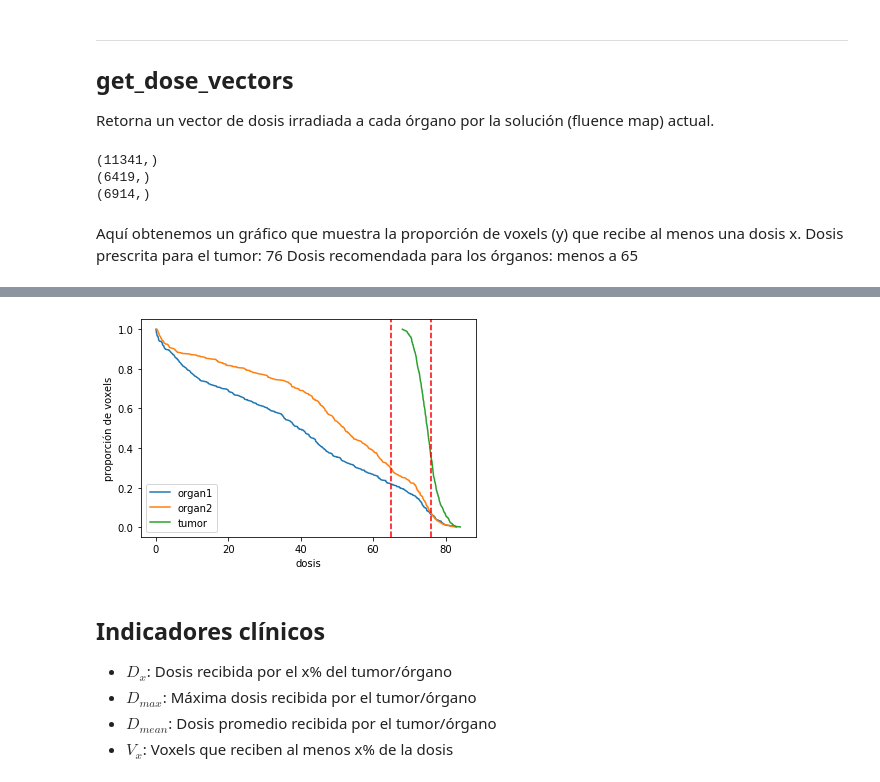
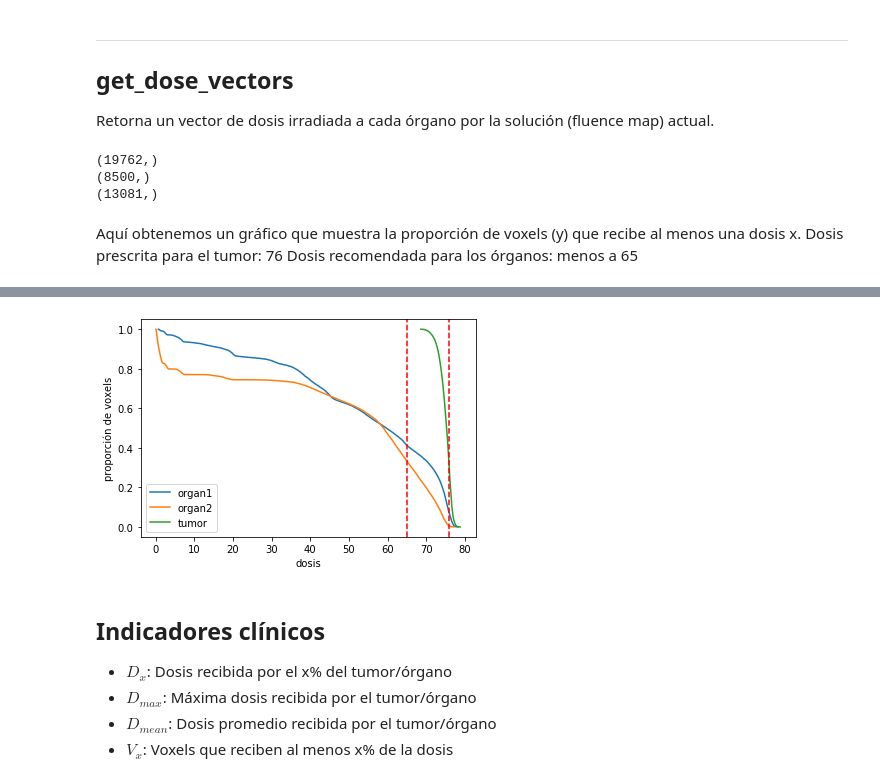
Before and after one commit to rilianx/Research, a Jupyter notebook: imrt_bao/tutorial.ipynb, the cells around one changed output, grey strips where cells are left out. Drawn from its saved outputs; the diff is of its cells as text; code cells hidden in the pictures.

```diff
--- a/imrt_bao/tutorial.ipynb
+++ b/imrt_bao/tutorial.ipynb
@@ -48,2 +97,2 @@ ready
 # %%
-instance = imrt.imrt("/home/iaraya/imrt", ["data/TRT00X/TRT001_10b.txt", "data/TRT00X/TRT001-coord.txt"], ssh, max_voxels=2000000, port=8051, targeted=True)
+instance = imrt.imrt("/home/iaraya/imrt", ["data/TRT00X/TRT005_10b.txt", "data/TRT00X/TRT005-coord.txt"], ssh, max_voxels=2000000, port=8051, targeted=True)
@@ -211,14 +256,18 @@ dose_vectors = instance.get_dose_vectors()
 for v in dose_vectors:
     print(v.shape)
 # %% [output]
-(11341,)
-(6419,)
-(6914,)
+(19762,)
+(8500,)
+(13081,)
 # %% [markdown]
 Aquí obtenemos un gráfico que muestra la proporción de voxels (y) que recibe al menos una dosis x.
 Dosis prescrita para el tumor: 76
 Dosis recomendada para los órganos: menos a 65
 # %%
+from matplotlib.pyplot import imshow
+import matplotlib.pyplot as plt
+from PIL import Image as im
+
 dose_vectors[0][::-1].sort()
 index0 = (np.arange(len(dose_vectors[0]))+1)/len(dose_vectors[0])
 dose_vectors[1][::-1].sort()
@@ -231,4 +280,5 @@ plt.plot(dose_vectors[0], index0, '-' , dose_vectors[1], index1, '-' ,dose_vecto
 plt.axvline(x=65, color='r', linestyle='--')
 plt.axvline(x=76, color='r', linestyle='--')
 plt.legend(['organ1', 'organ2', 'tumor'], loc='best')
+plt
 # %% [output]
@@ -236,4 +286,4 @@ plt.legend(['organ1', 'organ2', 'tumor'], loc='best')
-[figure, old version]
+[figure, new version]
 # %% [markdown]
 Indicadores clínicos
 ----
```
Also changed, not shown: parts of 10 cells of this notebook, 3 other files.
